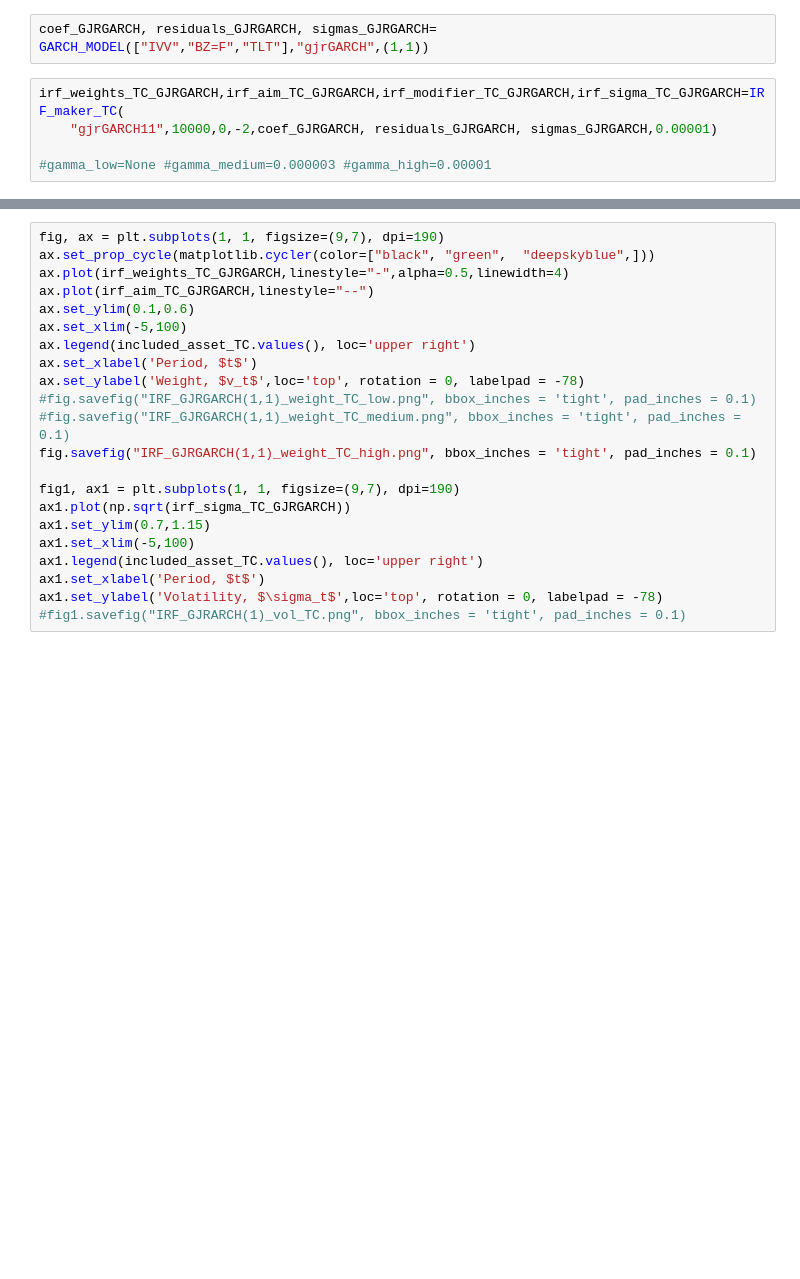
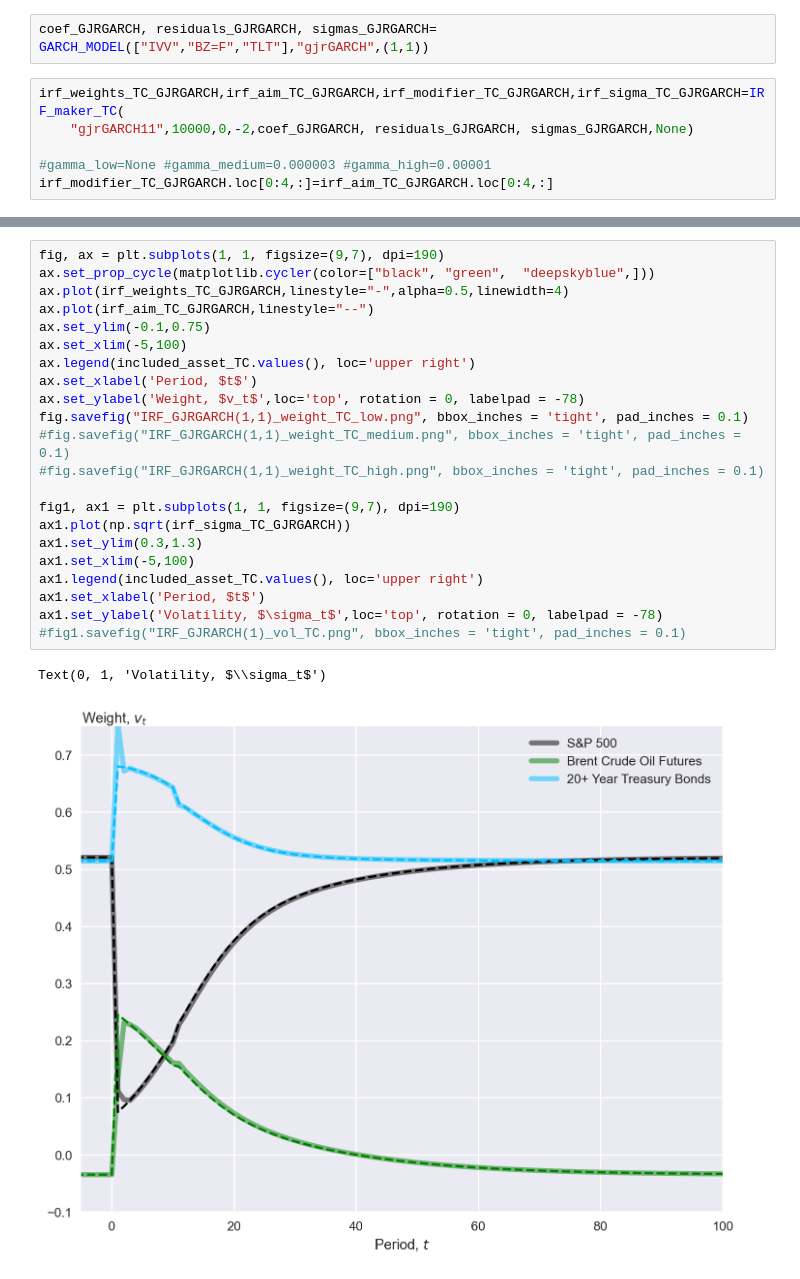
Before and after one commit to neriksen/thesis, a Jupyter notebook: Simulations/IRF.ipynb, the cells around one changed output, grey strips where cells are left out. Saved outputs shown, nothing was run; the diff lists cells and outputs as text; blank space fills up the shorter version.

```diff
--- a/Simulations/IRF.ipynb
+++ b/Simulations/IRF.ipynb
@@ -310,6 +321,7 @@ GJR-GARCH(1,1)
 coef_GJRGARCH, residuals_GJRGARCH, sigmas_GJRGARCH= GARCH_MODEL(["IVV","BZ=F","TLT"],"gjrGARCH",(1,1))
 # %%
 irf_weights_TC_GJRGARCH,irf_aim_TC_GJRGARCH,irf_modifier_TC_GJRGARCH,irf_sigma_TC_GJRGARCH=IRF_maker_TC(
-    "gjrGARCH11",10000,0,-2,coef_GJRGARCH, residuals_GJRGARCH, sigmas_GJRGARCH,0.00001)
+    "gjrGARCH11",10000,0,-2,coef_GJRGARCH, residuals_GJRGARCH, sigmas_GJRGARCH,None)
 
 #gamma_low=None #gamma_medium=0.000003 #gamma_high=0.00001
+irf_modifier_TC_GJRGARCH.loc[0:4,:]=irf_aim_TC_GJRGARCH.loc[0:4,:]
@@ -316,22 +336,25 @@ irf_weights_TC_GJRGARCH,irf_aim_TC_GJRGARCH,irf_modifier_TC_GJRGARCH,irf_sigma_T
 # %%
 fig, ax = plt.subplots(1, 1, figsize=(9,7), dpi=190)
 ax.set_prop_cycle(matplotlib.cycler(color=["black", "green",  "deepskyblue",]))
 ax.plot(irf_weights_TC_GJRGARCH,linestyle="-",alpha=0.5,linewidth=4)
 ax.plot(irf_aim_TC_GJRGARCH,linestyle="--")
-ax.set_ylim(0.1,0.6)
+ax.set_ylim(-0.1,0.75)
 ax.set_xlim(-5,100)
 ax.legend(included_asset_TC.values(), loc='upper right')
 ax.set_xlabel('Period, $t$')
 ax.set_ylabel('Weight, $v_t$',loc='top', rotation = 0, labelpad = -78)
-#fig.savefig("IRF_GJRGARCH(1,1)_weight_TC_low.png", bbox_inches = 'tight', pad_inches = 0.1)
+fig.savefig("IRF_GJRGARCH(1,1)_weight_TC_low.png", bbox_inches = 'tight', pad_inches = 0.1)
 #fig.savefig("IRF_GJRGARCH(1,1)_weight_TC_medium.png", bbox_inches = 'tight', pad_inches = 0.1)
-fig.savefig("IRF_GJRGARCH(1,1)_weight_TC_high.png", bbox_inches = 'tight', pad_inches = 0.1)
+#fig.savefig("IRF_GJRGARCH(1,1)_weight_TC_high.png", bbox_inches = 'tight', pad_inches = 0.1)
 
 fig1, ax1 = plt.subplots(1, 1, figsize=(9,7), dpi=190)
 ax1.plot(np.sqrt(irf_sigma_TC_GJRGARCH))
-ax1.set_ylim(0.7,1.15)
+ax1.set_ylim(0.3,1.3)
 ax1.set_xlim(-5,100)
 ax1.legend(included_asset_TC.values(), loc='upper right')
 ax1.set_xlabel('Period, $t$')
 ax1.set_ylabel('Volatility, $\sigma_t$',loc='top', rotation = 0, labelpad = -78)
 #fig1.savefig("IRF_GJRARCH(1)_vol_TC.png", bbox_inches = 'tight', pad_inches = 0.1)
+# %% [output]
+Text(0, 1, 'Volatility, $\\sigma_t$')
+[figure, added]
```
Also changed, not shown: parts of 10 cells of this notebook, 29 other files.
